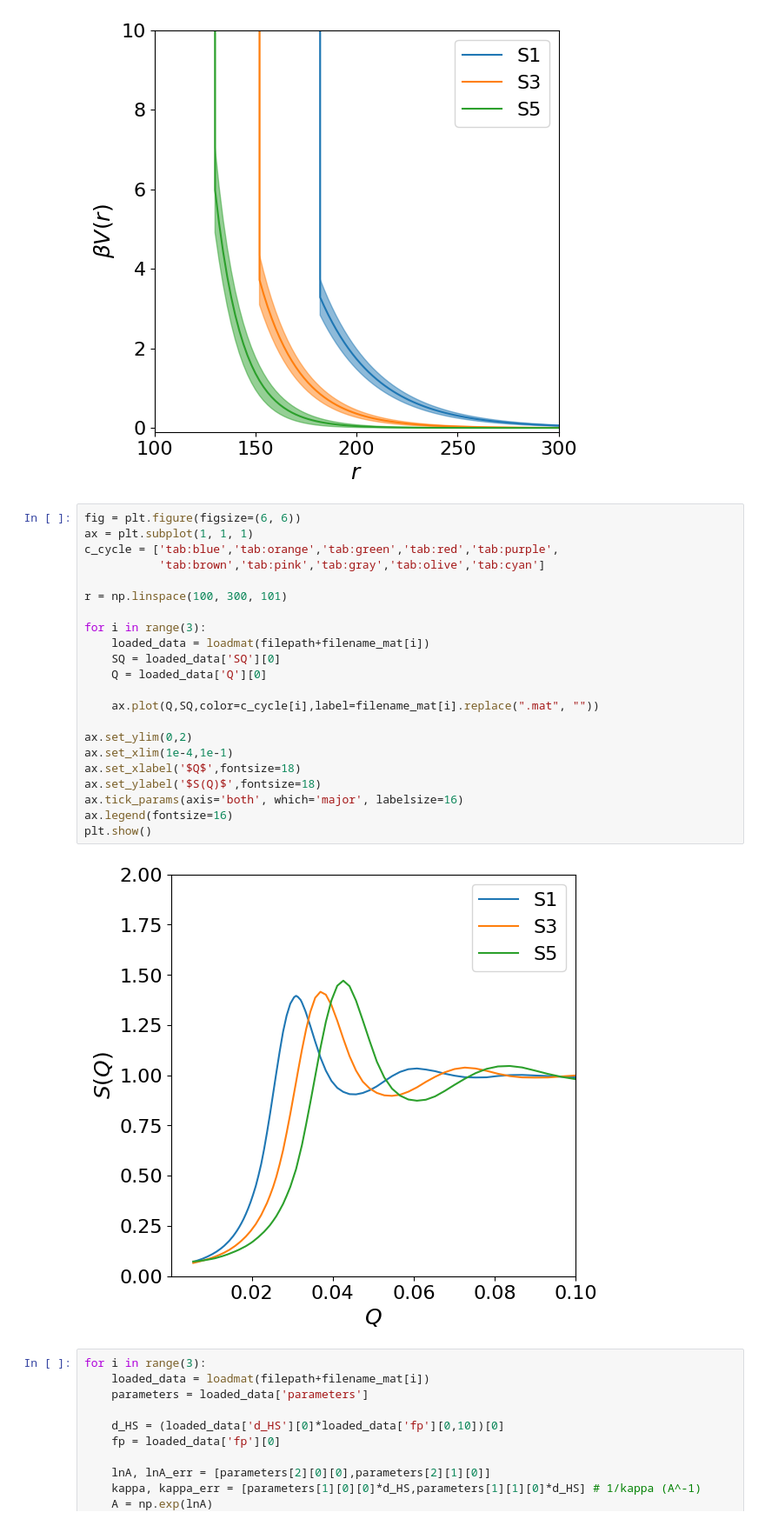
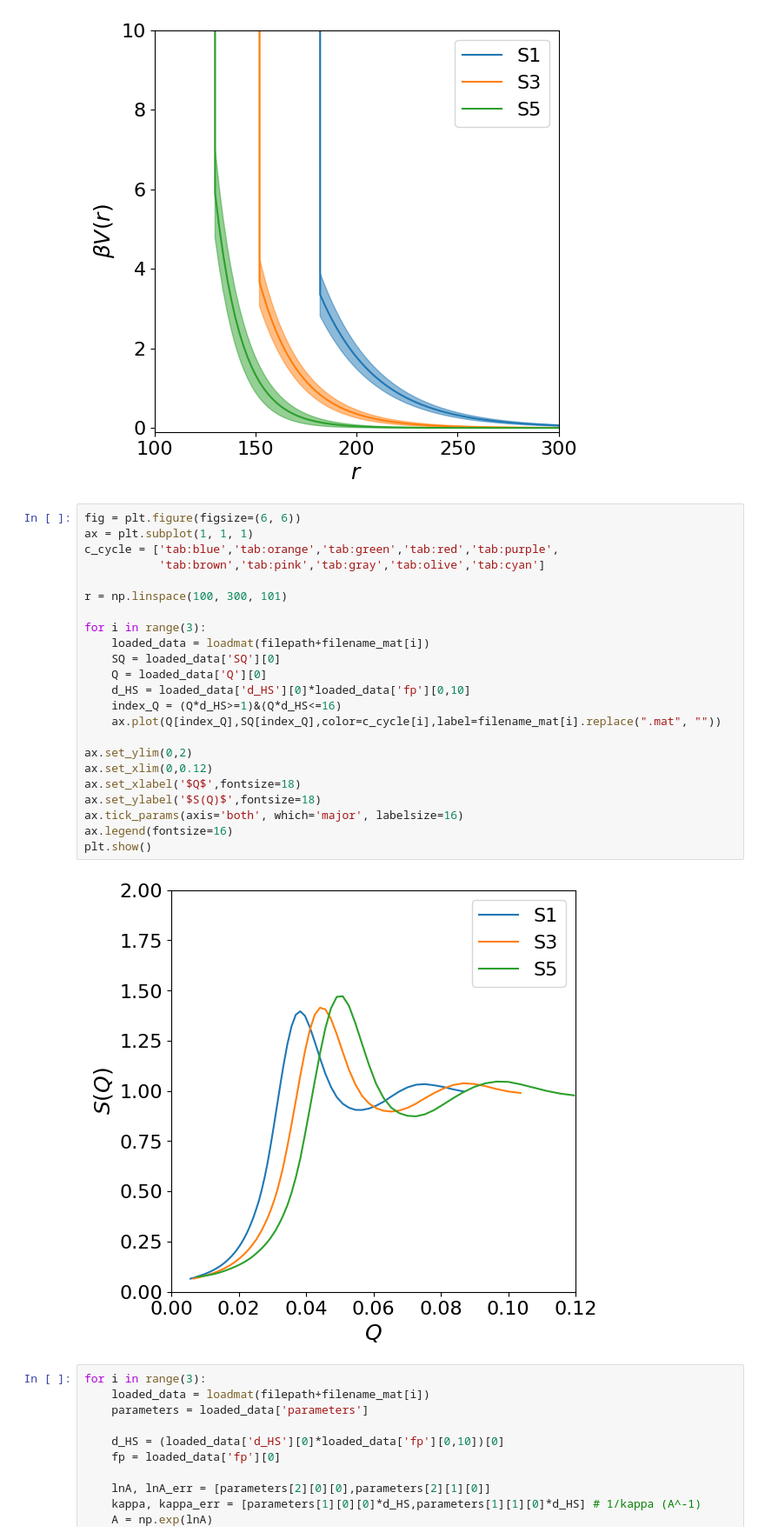
Before and after one commit to ch-tung/cv_SANS, a Jupyter notebook: curvefit/VAE/Results_inversion.ipynb, the cells around one changed output. Shown at 87% size. Drawn from its saved outputs; the diff is of its cells as text.

```diff
--- a/curvefit/VAE/Results_inversion.ipynb
+++ b/curvefit/VAE/Results_inversion.ipynb
@@ -56,27 +56,28 @@ plt.show()
 # %%
 fig = plt.figure(figsize=(6, 6))
 ax = plt.subplot(1, 1, 1)
 c_cycle = ['tab:blue','tab:orange','tab:green','tab:red','tab:purple',
            'tab:brown','tab:pink','tab:gray','tab:olive','tab:cyan']
 
 r = np.linspace(100, 300, 101)
 
 for i in range(3):
     loaded_data = loadmat(filepath+filename_mat[i])
     SQ = loaded_data['SQ'][0]
     Q = loaded_data['Q'][0]
-
-    ax.plot(Q,SQ,color=c_cycle[i],label=filename_mat[i].replace(".mat", ""))
+    d_HS = loaded_data['d_HS'][0]*loaded_data['fp'][0,10]
+    index_Q = (Q*d_HS>=1)&(Q*d_HS<=16)
+    ax.plot(Q[index_Q],SQ[index_Q],color=c_cycle[i],label=filename_mat[i].replace(".mat", ""))
 
 ax.set_ylim(0,2)
-ax.set_xlim(1e-4,1e-1)
+ax.set_xlim(0,0.12)
 ax.set_xlabel('$Q$',fontsize=18)
 ax.set_ylabel('$S(Q)$',fontsize=18)
 ax.tick_params(axis='both', which='major', labelsize=16)
 ax.legend(fontsize=16)
 plt.show()
 # %% [output]
-[figure, old version]
+[figure, new version]
 # %%
 for i in range(3):
     loaded_data = loadmat(filepath+filename_mat[i])
```
Also changed, not shown: 3 other files.
